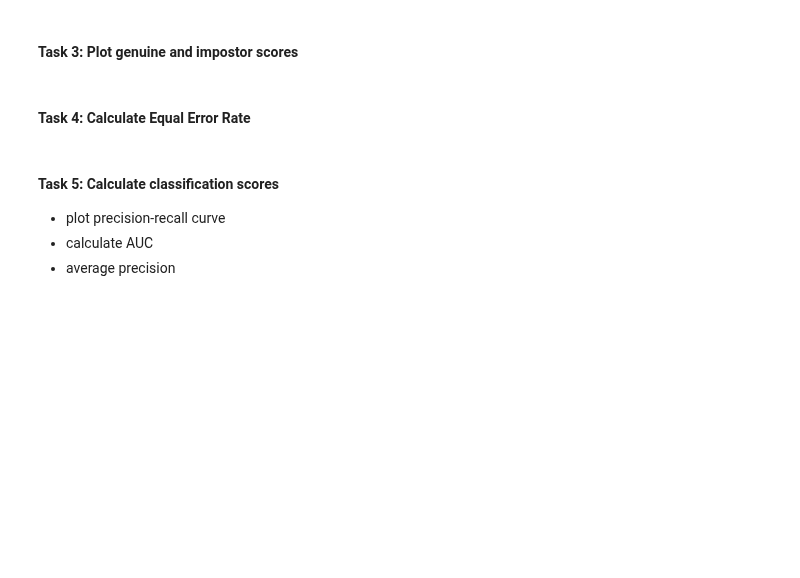
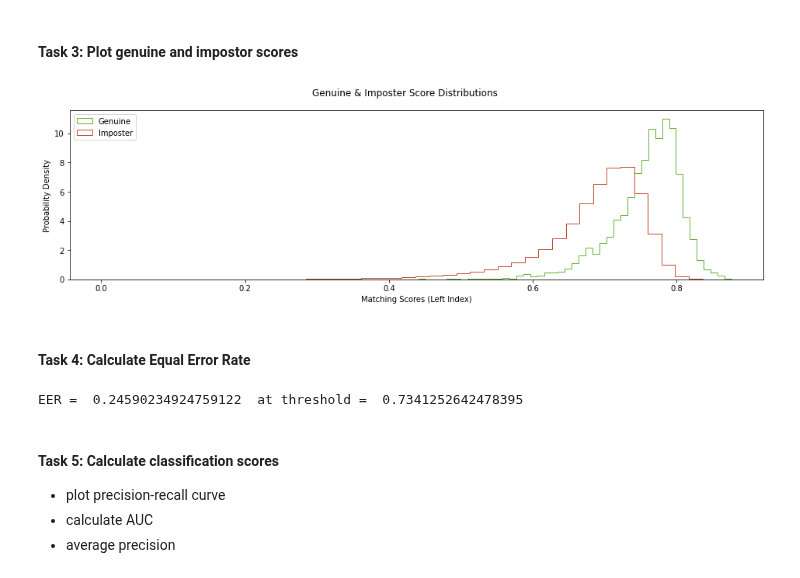
Before and after one commit to BrunoVandekerkhove/biometric-systems, a Jupyter notebook: face_recognition/facial_recognition.ipynb, the cells around one changed output. Cells and saved outputs as stored; diff of their text form; code cells hidden in the pictures; blank space fills up the shorter version.

```diff
--- a/face_recognition/facial_recognition.ipynb
+++ b/face_recognition/facial_recognition.ipynb
@@ -449,7 +472,34 @@ In this section you can re-use the code you developed for validation in the prev
 # %% [markdown]
 #### Task 3: Plot genuine and impostor scores
+# %%
+# Probability density functions
+kwargs = dict(histtype='step', density=True, bins=45)
+figure, axes = plt.subplots(ncols=1, figsize=(16,4))
+figure.suptitle('Genuine & Imposter Score Distributions')
+axes.hist(scores[genuine_id > 0],
+             color=(0.4,0.7,0.2),
+             label='Genuine',
+             **kwargs)
+axes.hist(scores[genuine_id < 1],
+             color=(0.75,0.3,0.2),
+             label='Imposter',
+             **kwargs)
+axes.set(xlabel='Matching Scores (Left Index)',
+            ylabel='Probability Density')
+axes.legend();
+plt.show()
+# %% [output]
+[figure, added]
 # %% [markdown]
 #### Task 4: Calculate Equal Error Rate
+# %%
+from sklearn.metrics import roc_curve
+fpr, tpr, thresholds = roc_curve(genuine_id, scores)
+differences = [abs((1-x)-y) for (x,y) in zip(tpr, fpr)]
+min_index = differences.index(min(differences))
+print("EER = ", fpr[min_index], " at threshold = ", thresholds[min_index])
+# %% [output]
+EER =  0.24590234924759122  at threshold =  0.7341252642478395
 # %% [markdown]
 #### Task 5: Calculate classification scores
 * plot precision-recall curve
```
Also changed, not shown: parts of 17 cells of this notebook.
